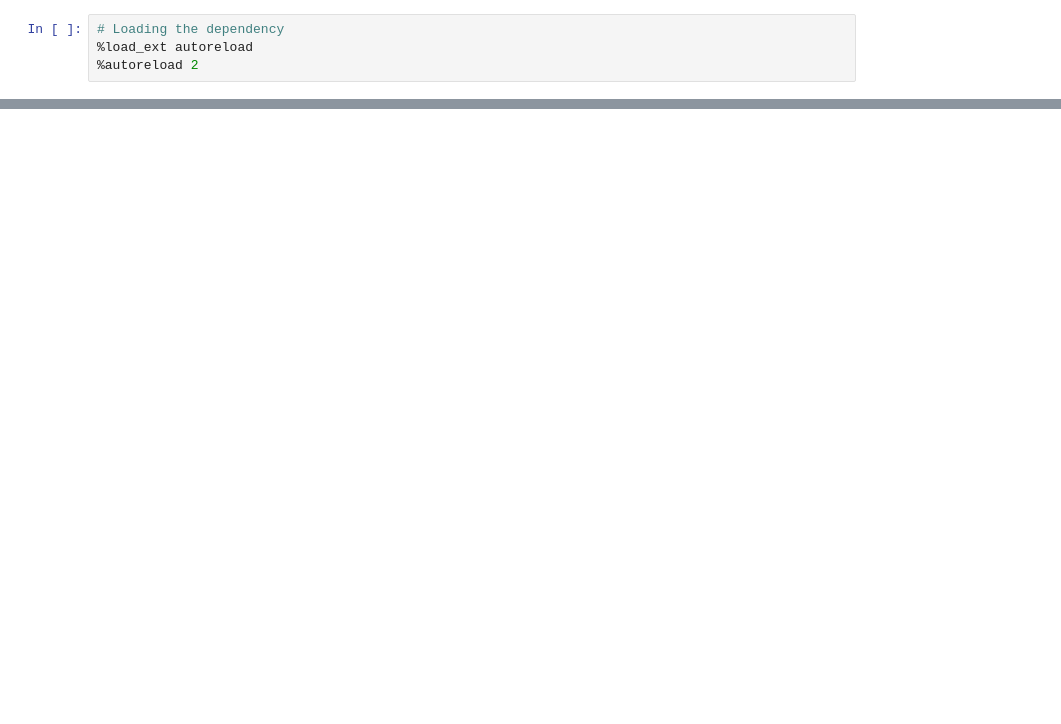
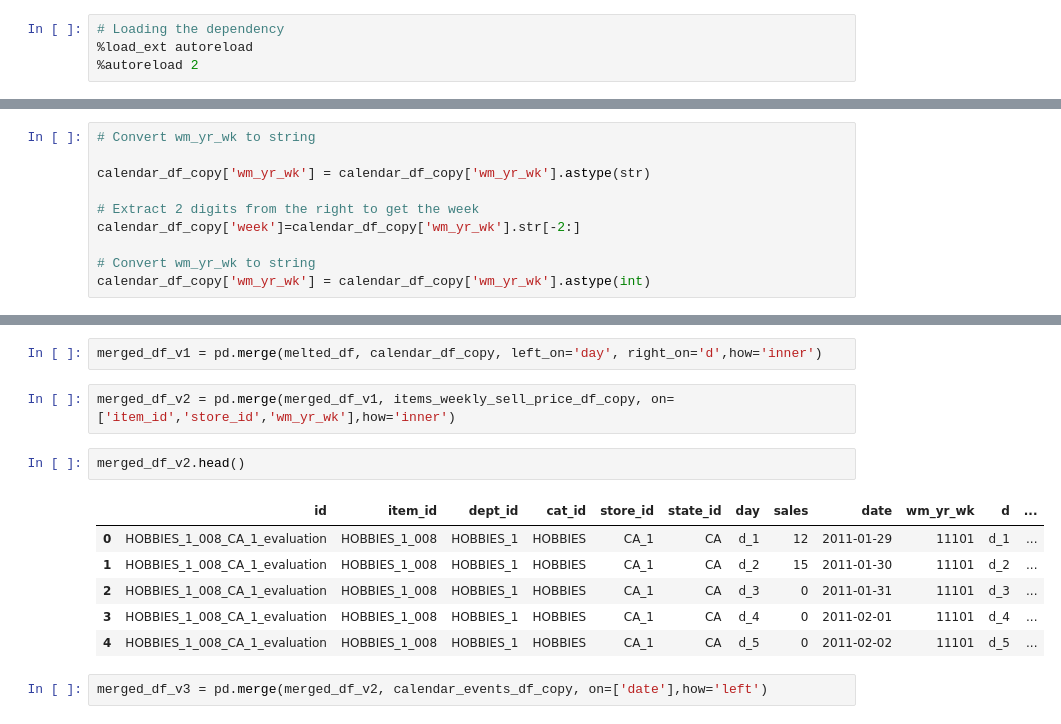
Before and after one commit to daniel-alexandr/Assignment2_ML_as_a_service, a Jupyter notebook: notebooks/predictive/Untitled.ipynb, the cells around one changed output, grey strips where cells are left out. Saved outputs shown, nothing was run; the diff lists cells and outputs as text; blank space fills up the shorter version.

```diff
--- a/notebooks/predictive/Untitled.ipynb
+++ b/notebooks/predictive/Untitled.ipynb
@@ -29,0 +43,10 @@ ImportError: attempted relative import with no known parent package
+# %%
+# Convert wm_yr_wk to string
+
+calendar_df_copy['wm_yr_wk'] = calendar_df_copy['wm_yr_wk'].astype(str)
+
+# Extract 2 digits from the right to get the week
+calendar_df_copy['week']=calendar_df_copy['wm_yr_wk'].str[-2:]
+
+# Convert wm_yr_wk to string
+calendar_df_copy['wm_yr_wk'] = calendar_df_copy['wm_yr_wk'].astype(int)
@@ -29,0 +91,15 @@ ImportError: attempted relative import with no known parent package
+# %%
+merged_df_v1 = pd.merge(melted_df, calendar_df_copy, left_on='day', right_on='d',how='inner')
+# %%
+merged_df_v2 = pd.merge(merged_df_v1, items_weekly_sell_price_df_copy, on=['item_id','store_id','wm_yr_wk'],how='inner')
+# %%
+merged_df_v2.head()
+# %% [output]
+|  | id | item_id | dept_id | cat_id | store_id | state_id | day | sales | date | wm_yr_wk | d | ... |
+| 0 | HOBBIES_1_008_CA_1_evaluation | HOBBIES_1_008 | HOBBIES_1 | HOBBIES | CA_1 | CA | d_1 | 12 | 2011-01-29 | 11101 | d_1 | ... |
+| 1 | HOBBIES_1_008_CA_1_evaluation | HOBBIES_1_008 | HOBBIES_1 | HOBBIES | CA_1 | CA | d_2 | 15 | 2011-01-30 | 11101 | d_2 | ... |
+| 2 | HOBBIES_1_008_CA_1_evaluation | HOBBIES_1_008 | HOBBIES_1 | HOBBIES | CA_1 | CA | d_3 | 0 | 2011-01-31 | 11101 | d_3 | ... |
+| 3 | HOBBIES_1_008_CA_1_evaluation | HOBBIES_1_008 | HOBBIES_1 | HOBBIES | CA_1 | CA | d_4 | 0 | 2011-02-01 | 11101 | d_4 | ... |
+| 4 | HOBBIES_1_008_CA_1_evaluation | HOBBIES_1_008 | HOBBIES_1 | HOBBIES | CA_1 | CA | d_5 | 0 | 2011-02-02 | 11101 | d_5 | ... |
+# %%
+merged_df_v3 = pd.merge(merged_df_v2, calendar_events_df_copy, on=['date'],how='left')
```
Also changed, not shown: parts of 22 cells of this notebook, 3 other files.
